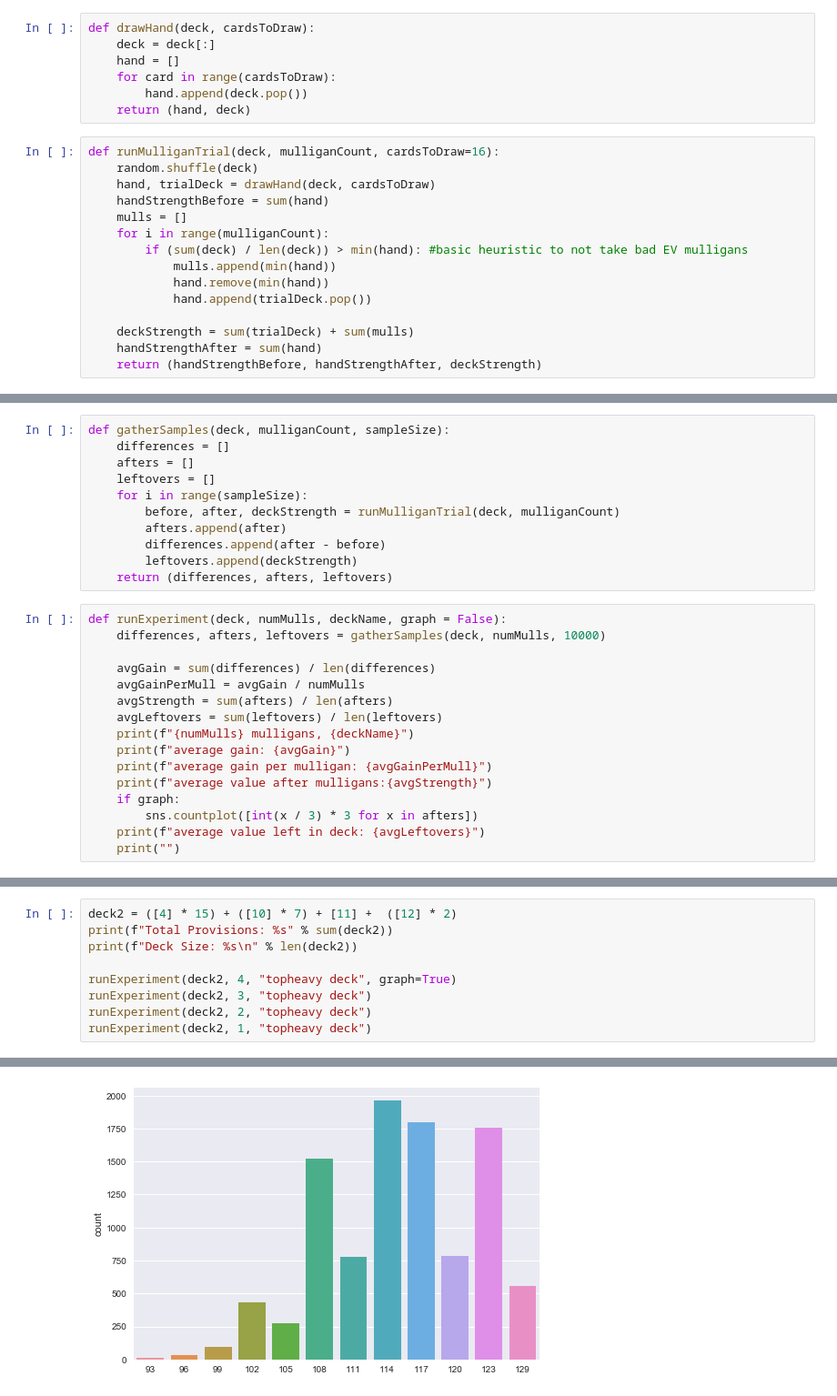
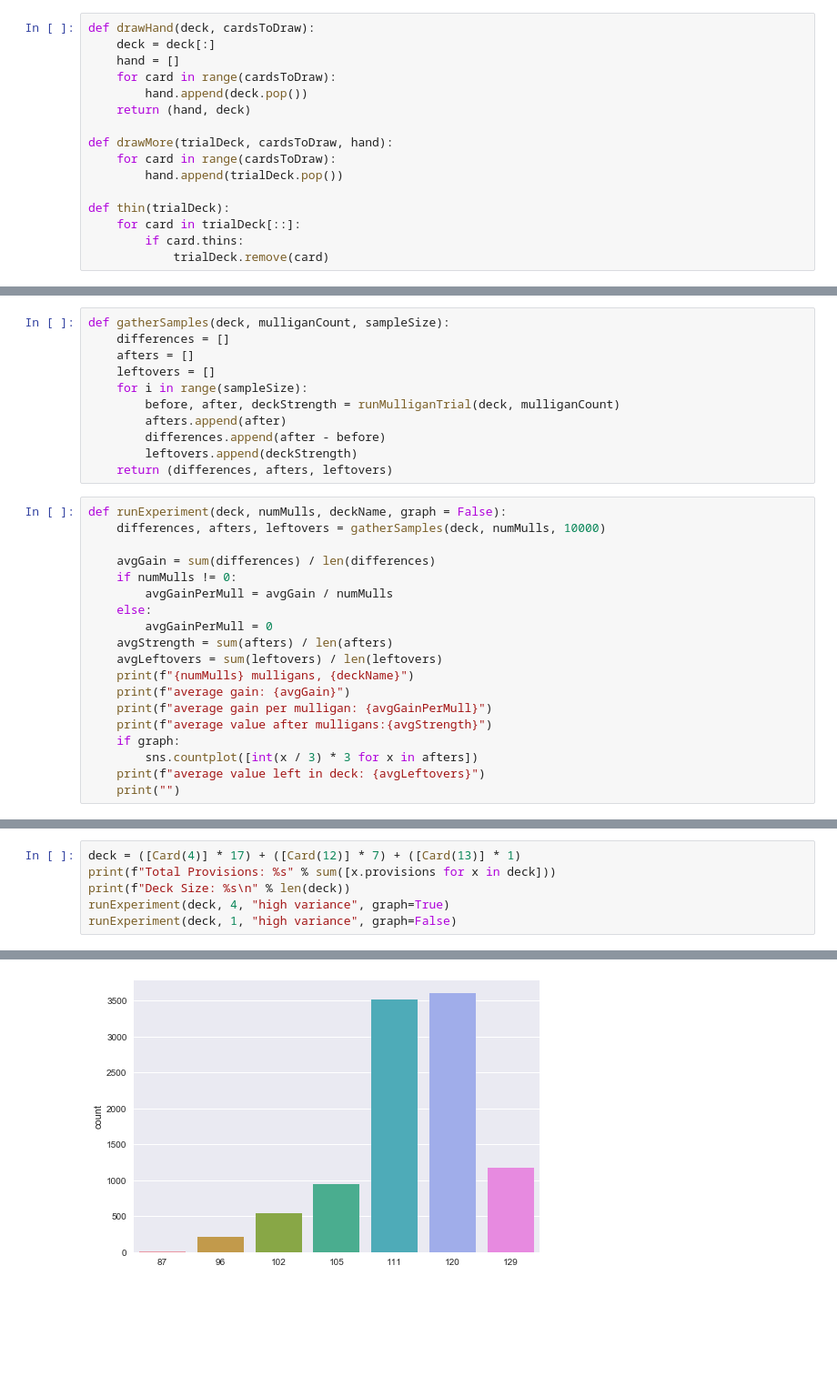
Before and after one commit to tylernolan/GwentNotebooks, a Jupyter notebook: Mulligan Simulator.ipynb, the cells around one changed output, grey strips where cells are left out. Shown at 91% size. Saved outputs shown, nothing was run; the diff lists cells and outputs as text; blank space fills up the shorter version.

Commit message:
support for roach. Starting do do some experiments

```diff
--- a/Mulligan Simulator.ipynb
+++ b/Mulligan Simulator.ipynb
@@ -12,18 +21,12 @@ def drawHand(deck, cardsToDraw):
     for card in range(cardsToDraw):
         hand.append(deck.pop())
     return (hand, deck)
+
+def drawMore(trialDeck, cardsToDraw, hand):
+    for card in range(cardsToDraw):
+        hand.append(trialDeck.pop())
+
+def thin(trialDeck):
+    for card in trialDeck[::]:
+        if card.thins:
+            trialDeck.remove(card)
-# %%
-def runMulliganTrial(deck, mulliganCount, cardsToDraw=16):
-    random.shuffle(deck)
-    hand, trialDeck = drawHand(deck, cardsToDraw)
-    handStrengthBefore = sum(hand)
-    mulls = []
-    for i in range(mulliganCount):
-        if (sum(deck) / len(deck)) > min(hand): #basic heuristic to not take bad EV mulligans
-            mulls.append(min(hand))
-            hand.remove(min(hand))
-            hand.append(trialDeck.pop())
-
-    deckStrength = sum(trialDeck) + sum(mulls)
-    handStrengthAfter = sum(hand)
-    return (handStrengthBefore, handStrengthAfter, deckStrength)
@@ -43,7 +94,10 @@ def runExperiment(deck, numMulls, deckName, graph = False):
     differences, afters, leftovers = gatherSamples(deck, numMulls, 10000)
 
     avgGain = sum(differences) / len(differences)
-    avgGainPerMull = avgGain / numMulls
+    if numMulls != 0:
+        avgGainPerMull = avgGain / numMulls
+    else:
+        avgGainPerMull = 0
     avgStrength = sum(afters) / len(afters)
     avgLeftovers = sum(leftovers) / len(leftovers)
     print(f"{numMulls} mulligans, {deckName}")
@@ -85,12 +231,9 @@ average value left in deck: 56.815
 # %%
-deck2 = ([4] * 15) + ([10] * 7) + [11] +  ([12] * 2)
-print(f"Total Provisions: %s" % sum(deck2))
-print(f"Deck Size: %s\n" % len(deck2))
-
-runExperiment(deck2, 4, "topheavy deck", graph=True)
-runExperiment(deck2, 3, "topheavy deck")
-runExperiment(deck2, 2, "topheavy deck")
-runExperiment(deck2, 1, "topheavy deck")
+deck = ([Card(4)] * 17) + ([Card(12)] * 7) + ([Card(13)] * 1)
+print(f"Total Provisions: %s" % sum([x.provisions for x in deck]))
+print(f"Deck Size: %s\n" % len(deck))
+runExperiment(deck, 4, "high variance", graph=True)
+runExperiment(deck, 1, "high variance", graph=False)
 # %% [output]
 Total Provisions: 165
 Deck Size: 25
@@ -112 +252 @@ average value left in deck: 56.7659
-[figure, old version]
+[figure, new version]
```
Also changed, not shown: parts of 18 cells of this notebook, 1 other file.
